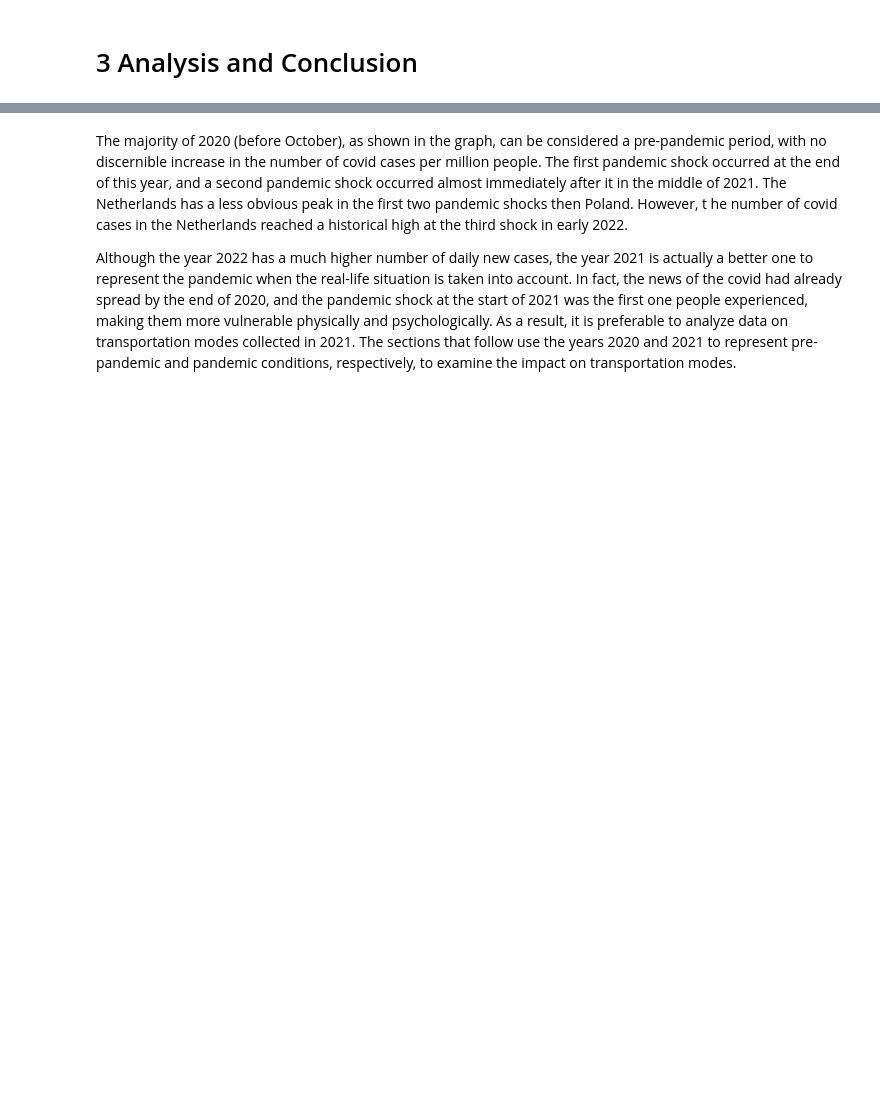
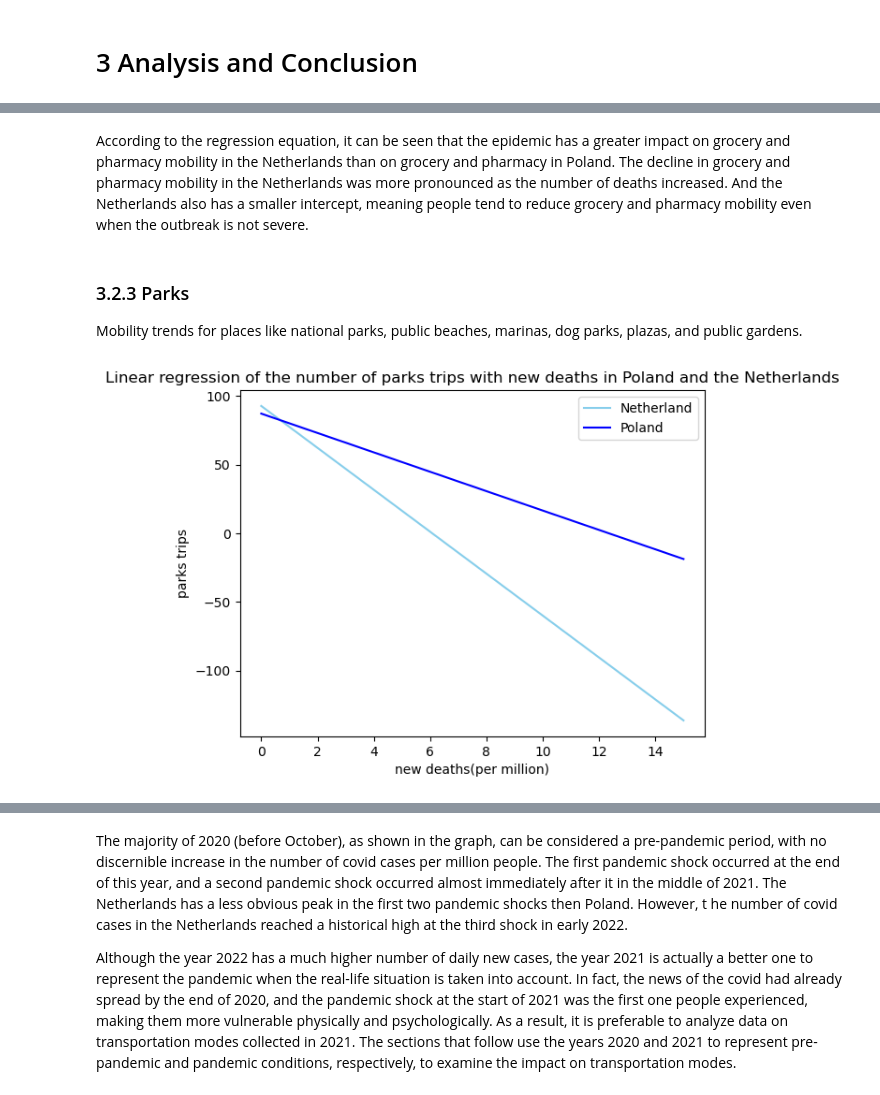
Before and after one commit to cynthiacai56/TIL6022-Project, a Jupyter notebook: project_main.ipynb, the cells around one changed output, grey strips where cells are left out. Drawn from its saved outputs; the diff is of its cells as text; code cells hidden in the pictures; blank space fills up the shorter version.

```diff
--- a/project_main.ipynb
+++ b/project_main.ipynb
@@ -97,0 +193,44 @@ This research gives a good indication of the impact of COVID on mobility in coun
+# %% [markdown]
+According to the regression equation, it can be seen that the epidemic has a greater impact on grocery and pharmacy mobility in the Netherlands than on grocery and pharmacy in Poland. The decline in grocery and pharmacy mobility in the Netherlands was more pronounced as the number of deaths increased. And the Netherlands also has a smaller intercept, meaning people tend to reduce grocery and pharmacy mobility even when the outbreak is not severe.
+# %% [markdown]
+### 3.2.3 Parks
+Mobility trends for places like national parks, public beaches, marinas, dog parks, plazas, and public gardens.
+# %%
+# Import a linear regression model
+lrModel_parks_nl = LinearRegression()
+#Select independent and dependent variables.
+x = df_Mobility_Data[['new_deaths_per_million_nl']]
+y = df_Mobility_Data[['NL_parks']]
+lrModel_parks_nl.fit(x,y)
+lrModel_parks_nl.score(x,y)
+#View intercept
+alpha_parks_nl = lrModel_parks_nl.intercept_[0]
+
+#View slope
+beta_parks_nl = lrModel_parks_nl.coef_[0][0]
+
+#Do the same regression analysis on the Polish data
+lrModel_parks_pl = LinearRegression()
+
+x = df_Mobility_Data[['new_deaths_per_million_pl']]
+y = df_Mobility_Data[['PL_parks']]
+lrModel_parks_pl.fit(x,y)
+lrModel_parks_pl.score(x,y)
+#View intercept
+alpha_parks_pl = lrModel_parks_pl.intercept_[0]
+
+#View slope
+beta_parks_pl = lrModel_parks_pl.coef_[0][0]
+
+#Plot
+plt.title('Linear regression of the number of parks trips with new deaths in Poland and the Netherlands')
+x1=np.linspace(0,15)
+plt.plot(x1, alpha_parks_nl+beta_parks_nl*x1, color='skyblue', label='Netherland')
+plt.plot(x1, alpha_parks_pl+beta_parks_pl*x1, color='blue', label='Poland')
+plt.legend()
+
+plt.xlabel('new deaths(per million)')
+plt.ylabel('parks trips')
+plt.show()
+# %% [output]
+[figure, added]
```
Also changed, not shown: parts of 51 cells of this notebook.
